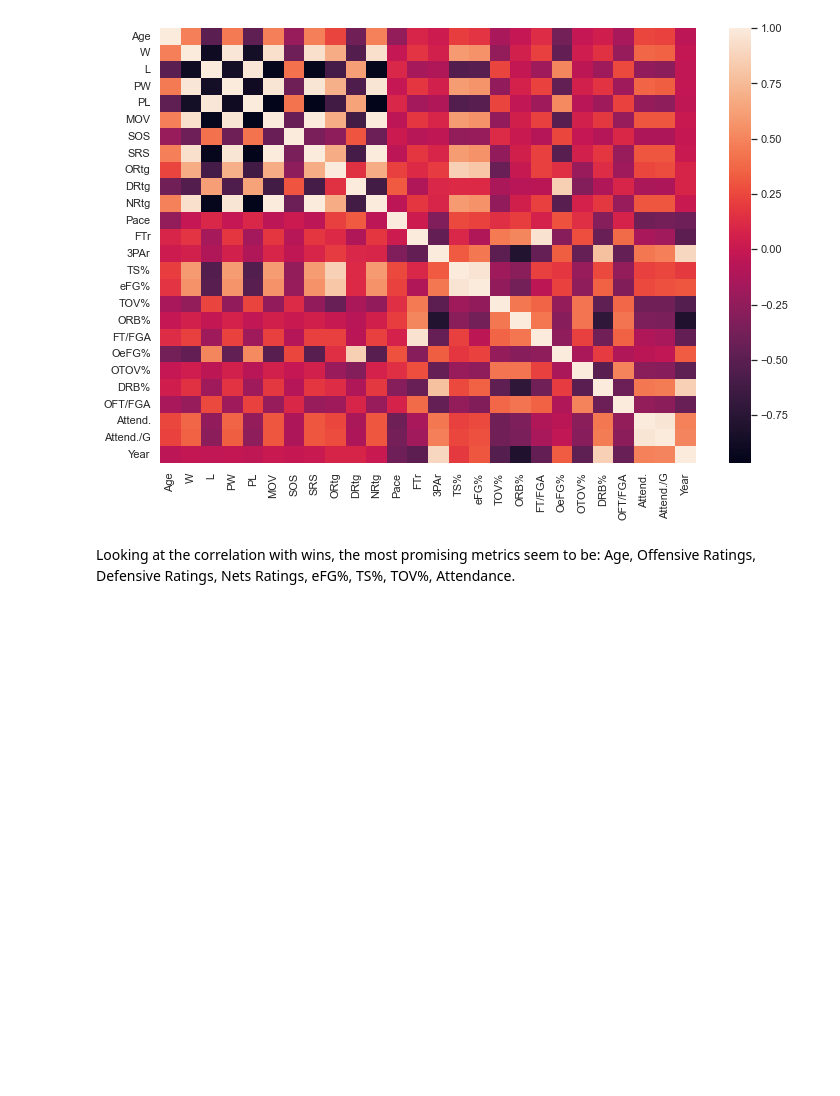
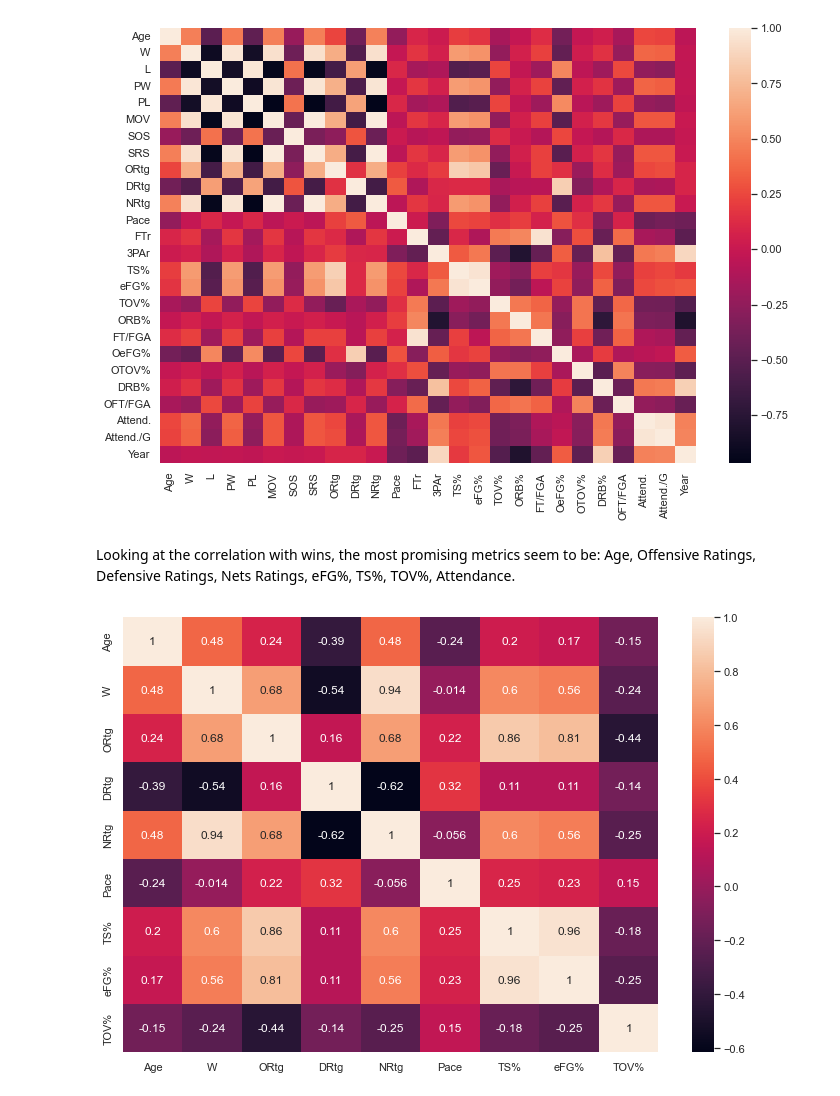
Before and after one commit to gargparthb/nba-data-analysis, a Jupyter notebook: notebooks/eda.ipynb, the cells around one changed output. Saved outputs shown, nothing was run; the diff lists cells and outputs as text; code cells hidden in the pictures; blank space fills up the shorter version.

Commit message:
zoomed

```diff
--- a/notebooks/eda.ipynb
+++ b/notebooks/eda.ipynb
@@ -76,0 +75,5 @@ higher_correlated_columns = []
+# %%
+higher_correlated_columns = ['Age', 'W', 'ORtg', 'DRtg', 'NRtg', 'Pace', 'TS%', 'eFG%', 'TOV%']
+zoomed = sns.heatmap(data[higher_correlated_columns].corr(), annot=True)
+# %% [output]
+[figure, added]
```
Also changed, not shown: parts of 1 cell of this notebook.
